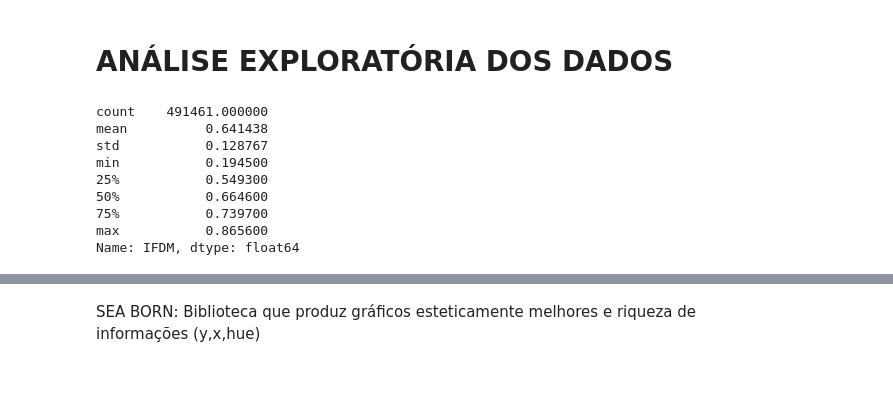
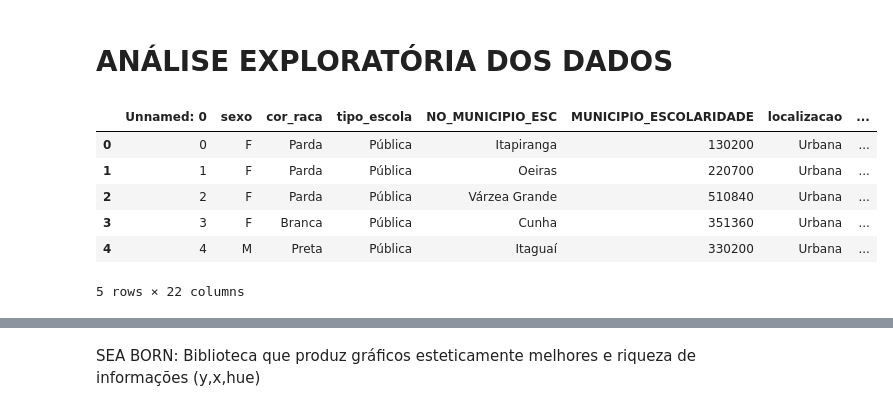
Before and after one commit to AllineOliveira/Projeto-2-Cdados, a Jupyter notebook: Projeto 2 - Grupo 6 2.ipynb, the cells around one changed output, grey strips where cells are left out. Drawn from its saved outputs; the diff is of its cells as text; code cells hidden in the pictures; blank space fills up the shorter version.

```diff
--- a/Projeto 2 - Grupo 6 2.ipynb
+++ b/Projeto 2 - Grupo 6 2.ipynb
@@ -466,17 +471,15 @@ dados2020['IFDM'] = pd.to_numeric(
 # %% [markdown]
 # ANÁLISE EXPLORATÓRIA DOS DADOS
 # %%
-dados2020['IFDM'].describe()
+dados2020.head()
 # %% [output]
+|  | Unnamed: 0 | sexo | cor_raca | tipo_escola | NO_MUNICIPIO_ESC | MUNICIPIO_ESCOLARIDADE | localizacao | ... |
+| 0 | 0 | F | Parda | Pública | Itapiranga | 130200 | Urbana | ... |
+| 1 | 1 | F | Parda | Pública | Oeiras | 220700 | Urbana | ... |
+| 2 | 2 | F | Parda | Pública | Várzea Grande | 510840 | Urbana | ... |
+| 3 | 3 | F | Branca | Pública | Cunha | 351360 | Urbana | ... |
+| 4 | 4 | M | Preta | Pública | Itaguaí | 330200 | Urbana | ... |
-count    491461.000000
-mean          0.641438
-std           0.128767
-min           0.194500
-25%           0.549300
-50%           0.664600
-75%           0.739700
-max           0.865600
-Name: IFDM, dtype: float64
+5 rows × 22 columns
 # %%
 print(f'\n *Análise geral Target de 2020* \n {dados2020['TARGET'].describe()}')
 print(f'\n *Análise geral Target de 2023* \n {dados2023['TARGET'].describe()}')
```
Also changed, not shown: parts of 17 cells of this notebook.
